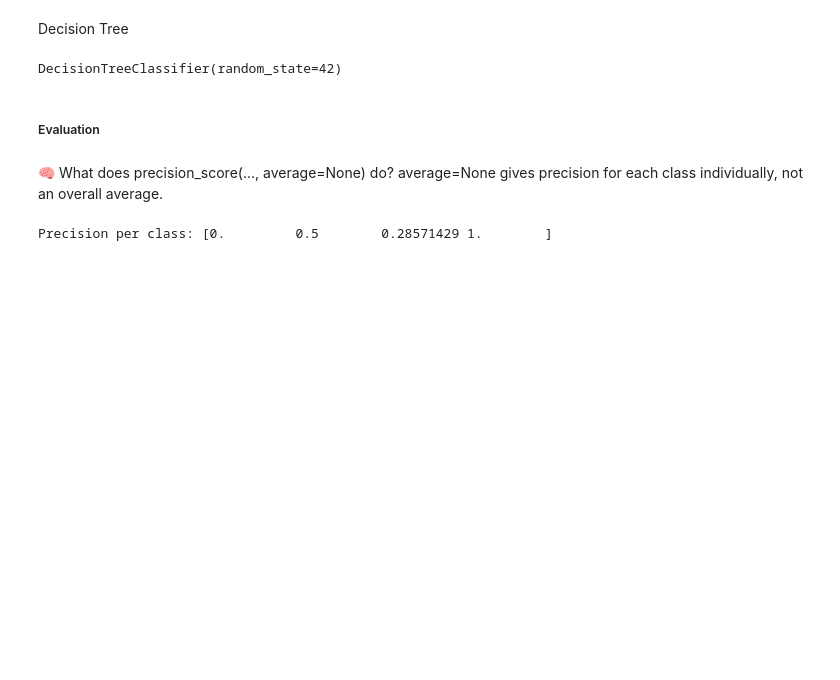
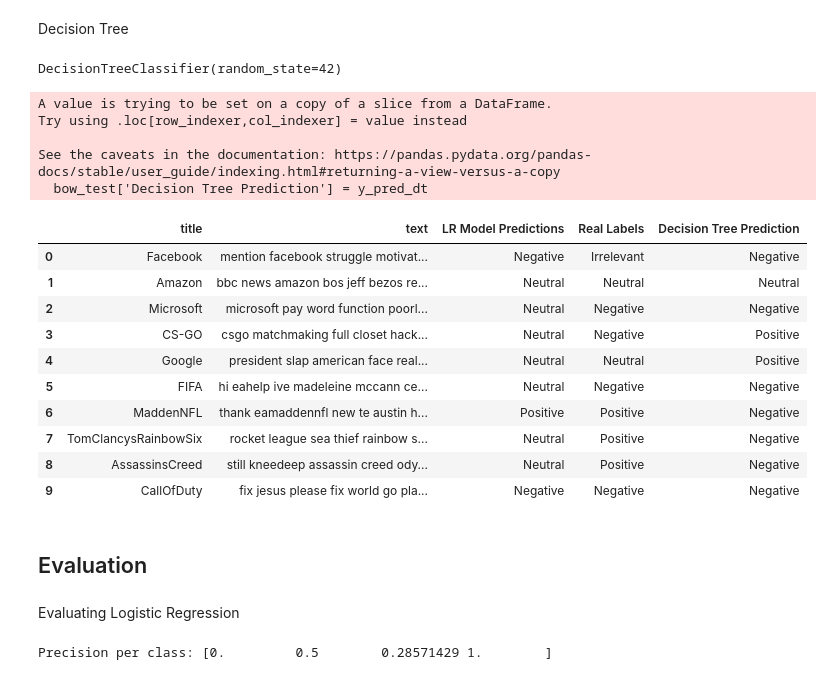
Before and after one commit to namitabagri/Text-Sentiment-Classifier, a Jupyter notebook: colab.ipynb, the cells around one changed output. Cells and saved outputs as stored; diff of their text form; code cells hidden in the pictures; blank space fills up the shorter version.

Commit message:
Evaluate Decision Tree

```diff
--- a/colab.ipynb
+++ b/colab.ipynb
@@ -350,11 +351,32 @@ clf.fit(X_bow_combo, bow_train['sentiment'])
 DecisionTreeClassifier(random_state=42)
 # %%
 y_pred_dt = clf.predict(X_bow_test_combo)
+# %%
+bow_test['Decision Tree Prediction'] = y_pred_dt
+# %% [output]
+A value is trying to be set on a copy of a slice from a DataFrame.
+Try using .loc[row_indexer,col_indexer] = value instead
+
+See the caveats in the documentation: https://pandas.pydata.org/pandas-docs/stable/user_guide/indexing.html#returning-a-view-versus-a-copy
+  bow_test['Decision Tree Prediction'] = y_pred_dt
+# %%
+bow_test
+# %% [output]
+|  | title | text | LR Model Predictions | Real Labels | Decision Tree Prediction |
+| 0 | Facebook | mention facebook struggle motivat... | Negative | Irrelevant | Negative |
+| 1 | Amazon | bbc news amazon bos jeff bezos re... | Neutral | Neutral | Neutral |
+| 2 | Microsoft | microsoft pay word function poorl... | Neutral | Negative | Negative |
+| 3 | CS-GO | csgo matchmaking full closet hack... | Neutral | Negative | Positive |
+| 4 | Google | president slap american face real... | Neutral | Neutral | Positive |
+| 5 | FIFA | hi eahelp ive madeleine mccann ce... | Neutral | Negative | Negative |
+| 6 | MaddenNFL | thank eamaddennfl new te austin h... | Positive | Positive | Negative |
+| 7 | TomClancysRainbowSix | rocket league sea thief rainbow s... | Neutral | Positive | Negative |
+| 8 | AssassinsCreed | still kneedeep assassin creed ody... | Neutral | Positive | Negative |
+| 9 | CallOfDuty | fix jesus please fix world go pla... | Negative | Negative | Negative |
 # %% [markdown]
-##### Evaluation
+## Evaluation
-# %% [markdown]
-🧠 What does precision_score(..., average=None) do?
-average=None gives precision for each class individually, not an overall average.
+# %% [markdown]
+Evaluating Logistic Regression
 # %%
 from sklearn.metrics import precision_score
 precision_per_class_bow = precision_score(y_real_bow, y_bow_pred, average=None)
```
Also changed, not shown: parts of 4 cells of this notebook.
